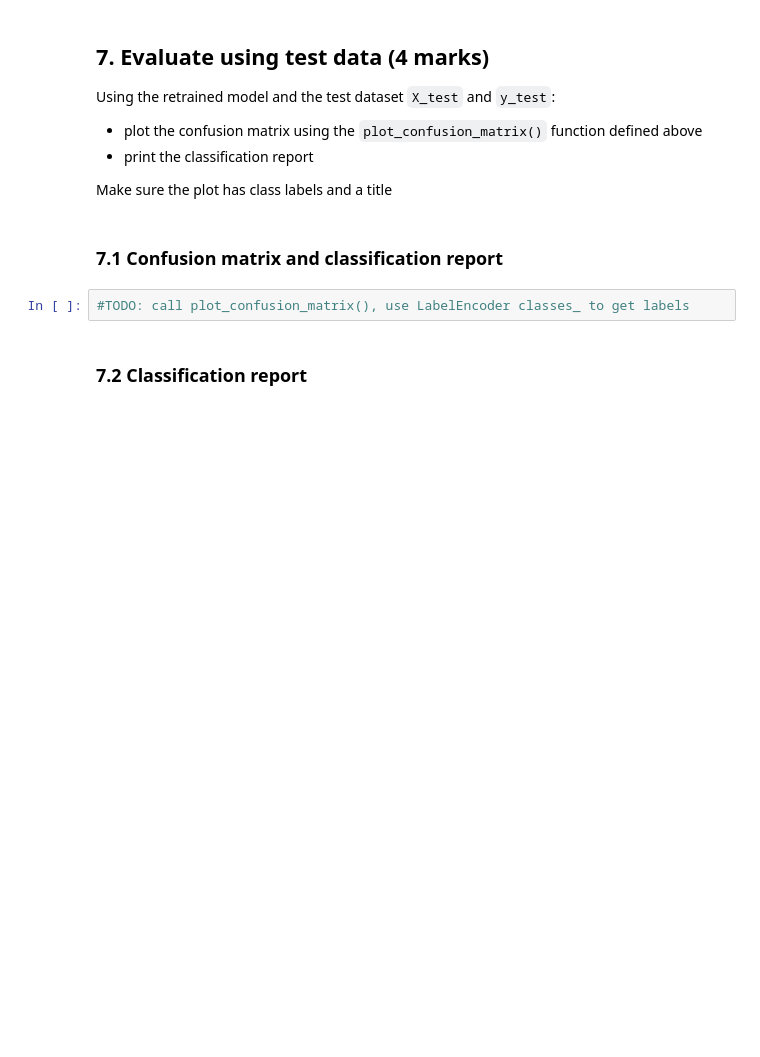
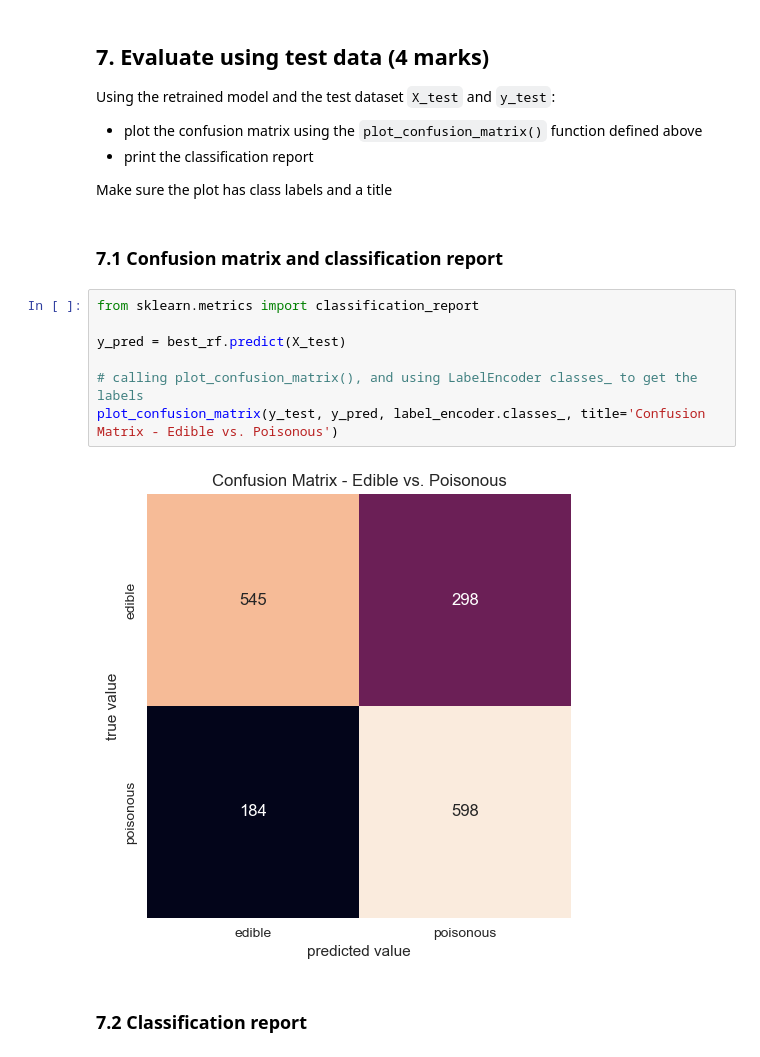
Before and after one commit to StevenD24/ENSF-611-Lab-3, a Jupyter notebook: Lab3-1.ipynb, the cells around one changed output. Cells and saved outputs as stored; diff of their text form; blank space fills up the shorter version.

Commit message:
Evaluated binary classification metrics

```diff
--- a/Lab3-1.ipynb
+++ b/Lab3-1.ipynb
@@ -312,8 +310,15 @@ Using the retrained model and the test dataset `X_test` and `y_test`:
 Make sure the plot has class labels and a title
 # %% [markdown]
 ### 7.1 Confusion matrix and classification report
-# %%
-#TODO: call plot_confusion_matrix(), use LabelEncoder classes_ to get labels
+# %%
+from sklearn.metrics import classification_report
+
+y_pred = best_rf.predict(X_test)
+
+# calling plot_confusion_matrix(), and using LabelEncoder classes_ to get the labels
+plot_confusion_matrix(y_test, y_pred, label_encoder.classes_, title='Confusion Matrix - Edible vs. Poisonous')
+# %% [output]
+[figure, added]
 # %% [markdown]
 ### 7.2 Classification report
 # %%
```
Also changed, not shown: parts of 10 cells of this notebook.
